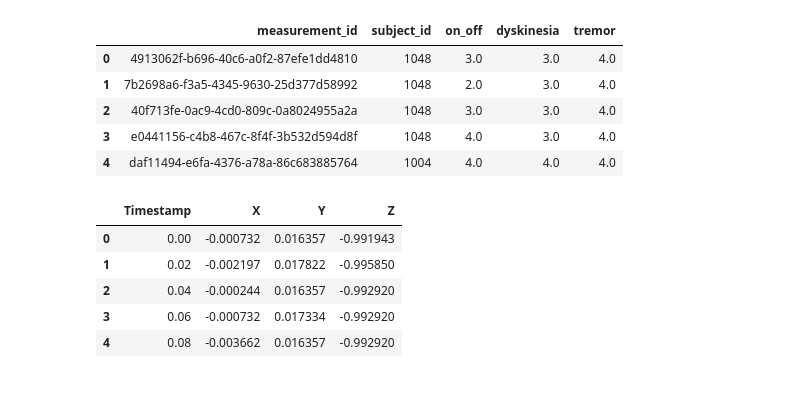
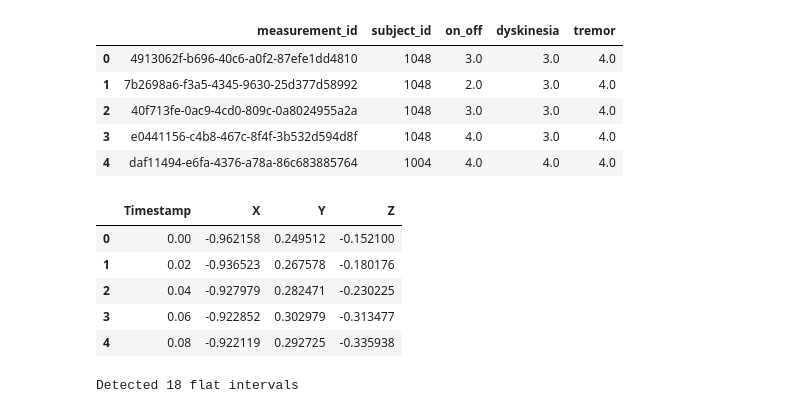
Before and after one commit to huangy6/beat_pd, a Jupyter notebook: manual_annotation.ipynb, the cells around one changed output. Saved outputs shown, nothing was run; the diff lists cells and outputs as text; code cells hidden in the pictures.

```diff
--- a/manual_annotation.ipynb
+++ b/manual_annotation.ipynb
@@ -21,17 +19,17 @@ labels_df.head()
 | 3 | e0441156-c4b8-467c-8f4f-3b532d594d8f | 1048 | 4.0 | 3.0 | 4.0 |
 | 4 | daf11494-e6fa-4376-a78a-86c683885764 | 1004 | 4.0 | 4.0 | 4.0 |
 # %%
-m_id = "0d348560-5e96-4066-83f5-bf7420d01141" # 4 tremor
+m_id = "7b2698a6-f3a5-4345-9630-25d377d58992" # put a measurement ID to annotate here
 
 m_df = pd.read_csv(join("data", "cis-pd", "training_data", f"{m_id}.csv"))
 m_df.head()
 # %% [output]
 |  | Timestamp | X | Y | Z |
-| 0 | 0.00 | -0.000732 | 0.016357 | -0.991943 |
-| 1 | 0.02 | -0.002197 | 0.017822 | -0.995850 |
-| 2 | 0.04 | -0.000244 | 0.016357 | -0.992920 |
-| 3 | 0.06 | -0.000732 | 0.017334 | -0.992920 |
-| 4 | 0.08 | -0.003662 | 0.016357 | -0.992920 |
+| 0 | 0.00 | -0.962158 | 0.249512 | -0.152100 |
+| 1 | 0.02 | -0.936523 | 0.267578 | -0.180176 |
+| 2 | 0.04 | -0.927979 | 0.282471 | -0.230225 |
+| 3 | 0.06 | -0.922852 | 0.302979 | -0.313477 |
+| 4 | 0.08 | -0.922119 | 0.292725 | -0.335938 |
 # %%
 interval_size = 0.5
 interval_min = m_df["Timestamp"].min()
@@ -59,6 +57,10 @@ for interval_start in all_intervals:
 non_flat_intervals = sorted(list(set(all_intervals - flat_intervals)))
 # %%
 flat_annotations = [(x, 'no_tremor.flat') for x in list(flat_intervals)]
+# %%
+print(f"Detected {len(flat_annotations)} flat intervals")
+# %% [output]
+Detected 18 flat intervals
 # %%
 m_molten_df = m_df.melt(id_vars=["Timestamp"], value_vars=["X", "Y", "Z"], var_name="dim")
 m_molten_df.head()
```
Also changed, not shown: parts of 6 cells of this notebook, 13 other files.
